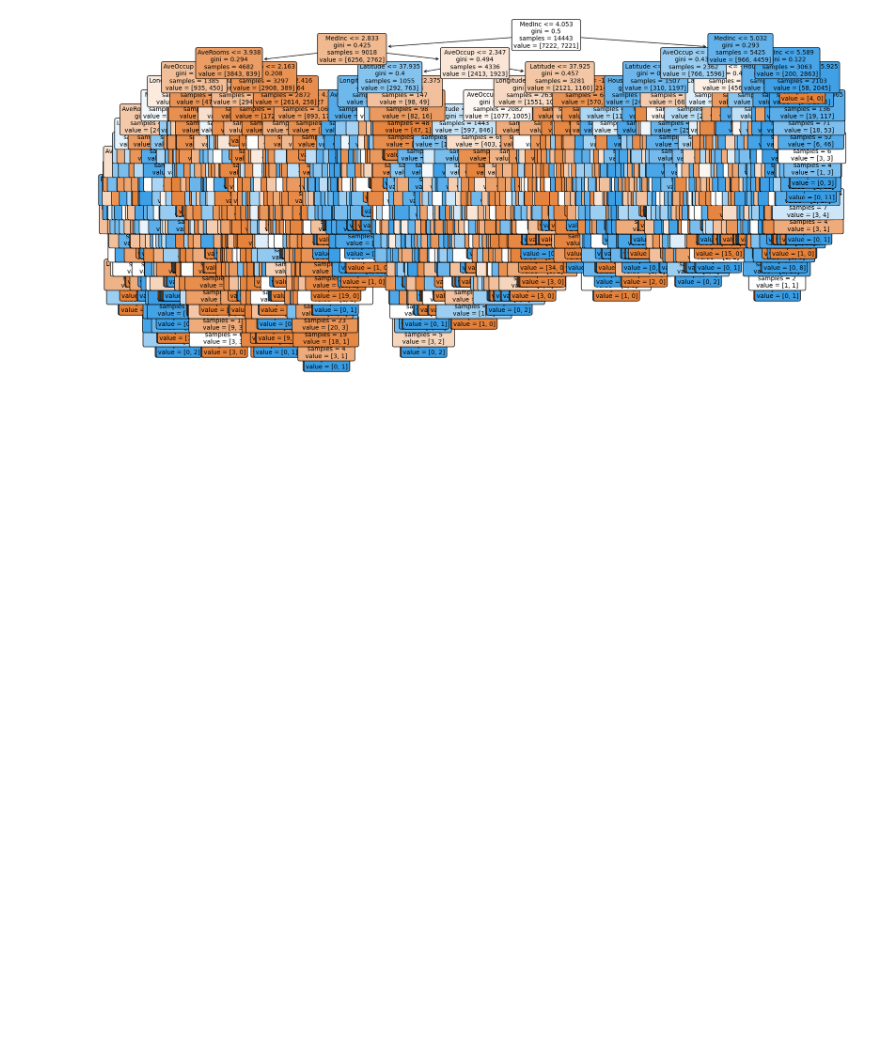
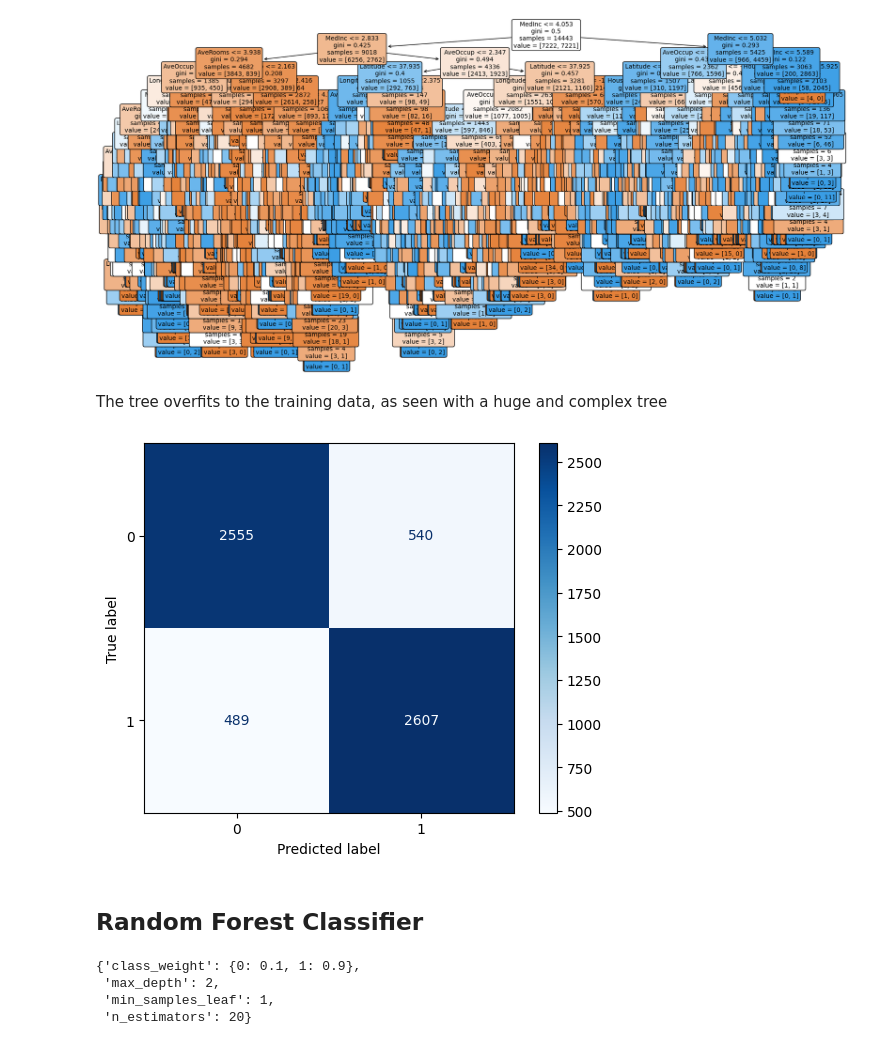
Before and after one commit to samarthKabbur/COE379L, a Jupyter notebook: projects/project2/project2.ipynb, the cells around one changed output. Cells and saved outputs as stored; diff of their text form; code cells hidden in the pictures; blank space fills up the shorter version.

```diff
--- a/projects/project2/project2.ipynb
+++ b/projects/project2/project2.ipynb
@@ -247,5 +239,5 @@ weighted avg       1.00      1.00      1.00     14443
 # %%
 # instantiate and fit
 from sklearn.tree import DecisionTreeClassifier
-model = DecisionTreeClassifier(random_state=1).fit(X_train, y_train)
+model_DT = DecisionTreeClassifier(random_state=1).fit(X_train, y_train)
 # %%
@@ -280,16 +273,33 @@ tree.plot_tree(model,
 plt.show()
 # %% [output]
 [figure]
+# %% [markdown]
+The tree overfits to the training data, as seen with a huge and complex tree
+# %%
+from sklearn.metrics import ConfusionMatrixDisplay
+cm_display = ConfusionMatrixDisplay.from_estimator(model_DT, X_test, y_test,
+                                               cmap=plt.cm.Blues,normalize=None)
+# %% [output]
+[figure, added]
+# %% [markdown]
+## Random Forest Classifier
 # %%
 from sklearn.ensemble import RandomForestClassifier
-model = RandomForestClassifier()
+from sklearn.model_selection import GridSearchCV
+
+model_RF = RandomForestClassifier()
 param_grid = {
-   "n_estimators": np.arange(start=10, stop=100, step=2),
+   "n_estimators": np.arange(start=10, stop=50, step=5),
    "max_depth": np.arange(start=2, stop=20),
    "min_samples_leaf": np.arange(start=1, stop=5),
    "class_weight": [{0: 0.1, 1: 0.9}],
 }
 
-gscv = GridSearchCV(model, param_grid, cv=5, n_jobs=8, scoring="recall", )
+gscv = GridSearchCV(model_RF, param_grid, cv=5, n_jobs=8, scoring="recall", )
 gscv.fit(X_train, y_train)
 gscv.best_params_
+# %% [output]
+{'class_weight': {0: 0.1, 1: 0.9},
+ 'max_depth': 2,
+ 'min_samples_leaf': 1,
+ 'n_estimators': 20}
```
Also changed, not shown: parts of 18 cells of this notebook.
